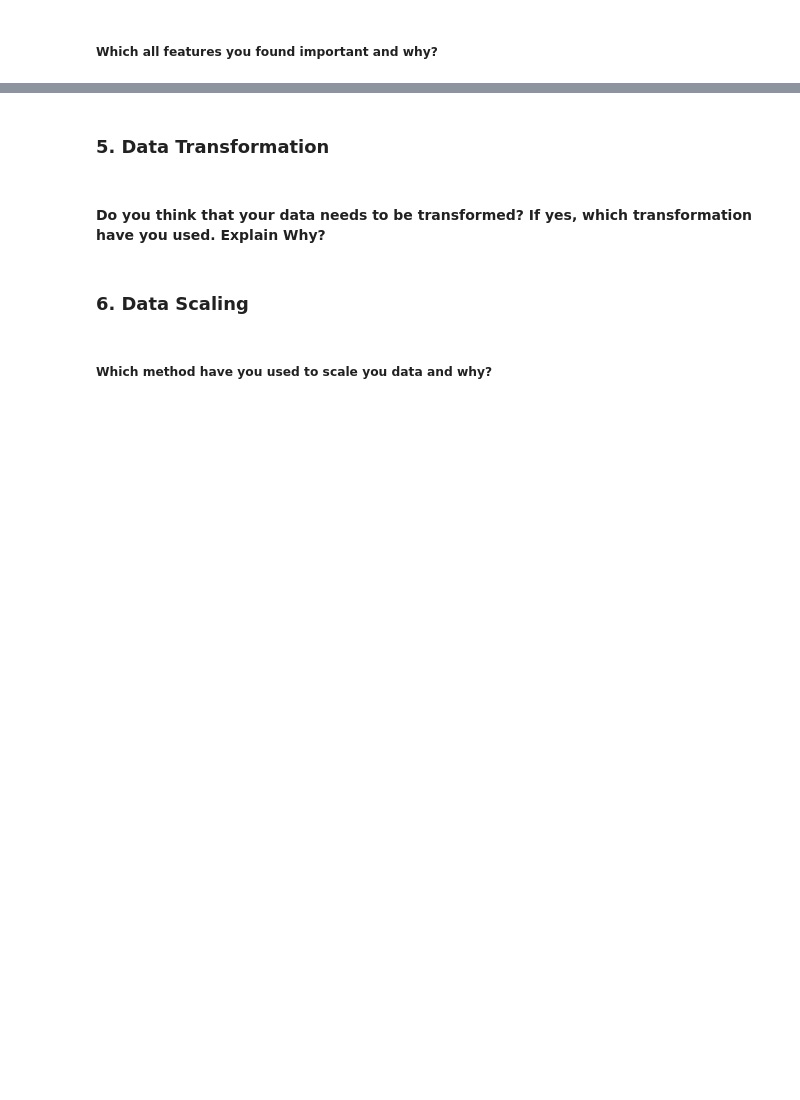
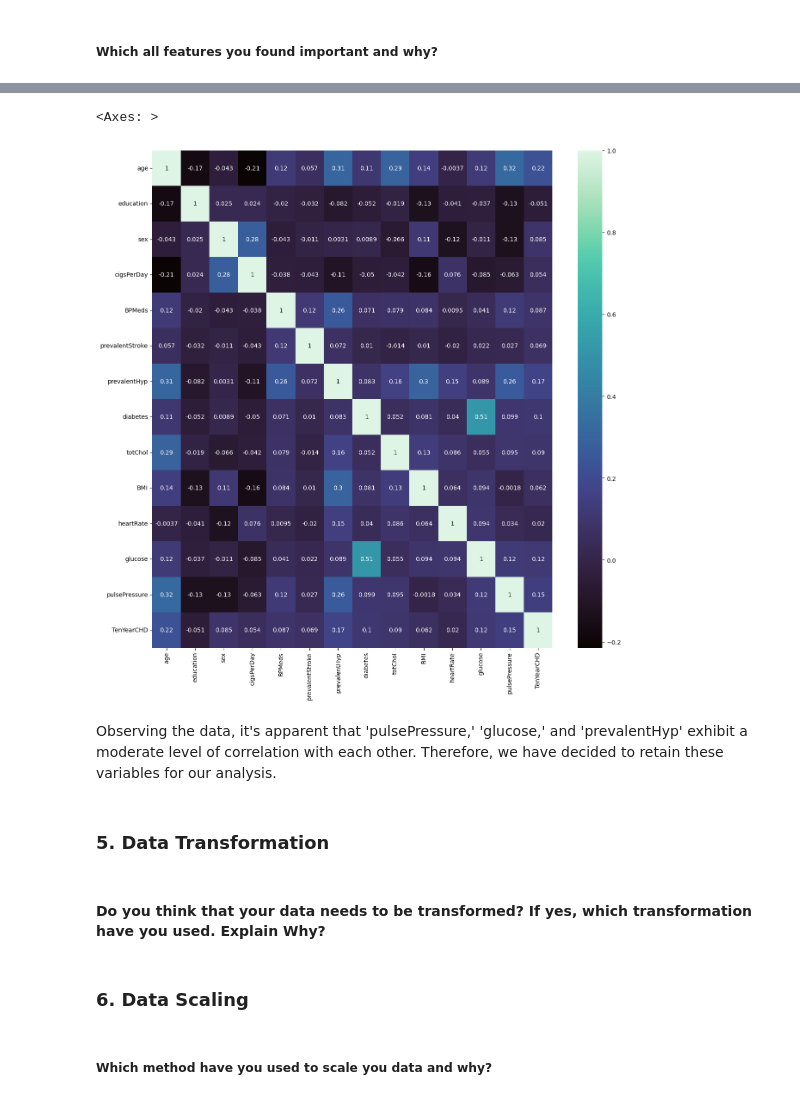
Before and after one commit to DevanshA2511/Devanshs_Cardiovascular_Risk_Prediction, a Jupyter notebook: Devansh's_Cardiovascular_Risk_Prediction_ML_Project.ipynb, the cells around one changed output, grey strips where cells are left out. Cells and saved outputs as stored; diff of their text form; code cells hidden in the pictures; blank space fills up the shorter version.

```diff
--- a/Devansh's_Cardiovascular_Risk_Prediction_ML_Project.ipynb
+++ b/Devansh's_Cardiovascular_Risk_Prediction_ML_Project.ipynb
@@ -1064,3 +1269,18 @@ Answer Here.
+# %%
+#Making the final DataFrame
+final_df = df[['age', 'education', 'sex','cigsPerDay', 'BPMeds',
+               'prevalentStroke', 'prevalentHyp', 'diabetes', 'totChol',
+               'BMI', 'heartRate', 'glucose', 'pulsePressure', 'TenYearCHD']]
+# %%
+# check for heatmap if anything remains to avoid multicollinearity
+plt.figure(figsize=(15,15))
+correlation = final_df.corr()
+sns.heatmap((correlation), annot=True, cmap=sns.color_palette("mako", as_cmap=True))
+# %% [output]
+<Axes: >
+[figure, added]
+# %% [markdown]
+Observing the data, it's apparent that 'pulsePressure,' 'glucose,' and 'prevalentHyp' exhibit a moderate level of correlation with each other. Therefore, we have decided to retain these variables for our analysis.
 # %% [markdown]
 ### 5. Data Transformation
 # %% [markdown]
```
Also changed, not shown: parts of 78 cells of this notebook.
